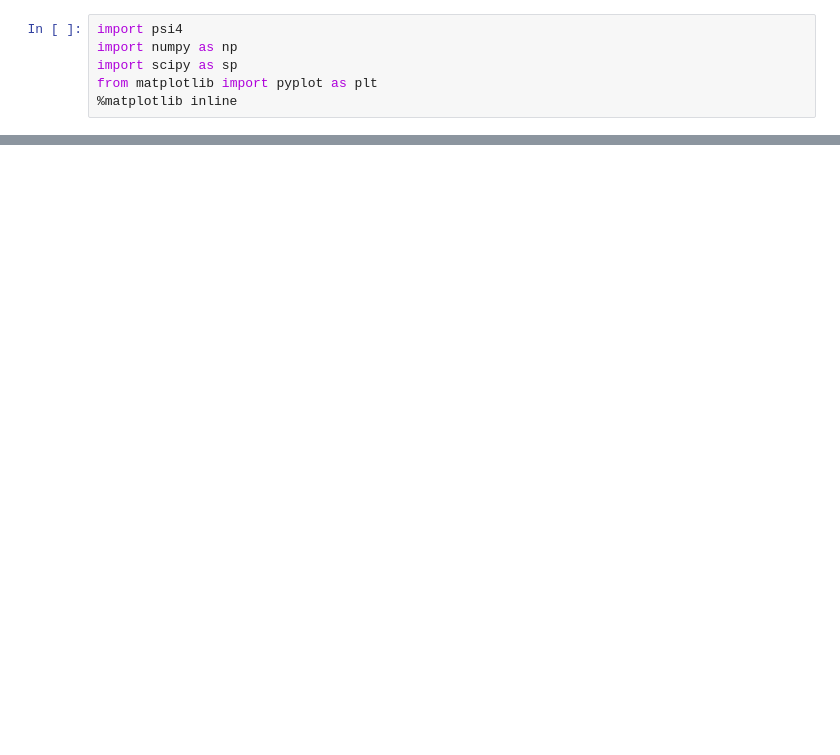
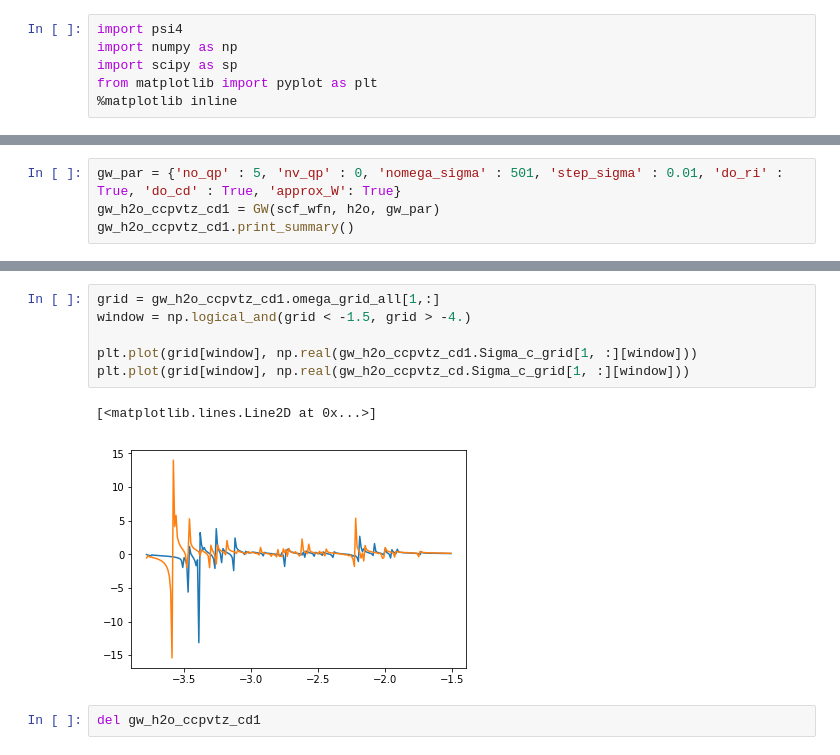
Before and after one commit to aakunitsa/GW-approximation, a Jupyter notebook: CDGW_simple.ipynb, the cells around one changed output, grey strips where cells are left out. Drawn from its saved outputs; the diff is of its cells as text; blank space fills up the shorter version.

```diff
--- a/CDGW_simple.ipynb
+++ b/CDGW_simple.ipynb
@@ -557,0 +605,4 @@ fig.tight_layout()
+# %%
+gw_par = {'no_qp' : 5, 'nv_qp' : 0, 'nomega_sigma' : 501, 'step_sigma' : 0.01, 'do_ri' : True, 'do_cd' : True, 'approx_W': True}
+gw_h2o_ccpvtz_cd1 = GW(scf_wfn, h2o, gw_par)
+gw_h2o_ccpvtz_cd1.print_summary()
@@ -557,0 +626,11 @@ fig.tight_layout()
+# %%
+grid = gw_h2o_ccpvtz_cd1.omega_grid_all[1,:]
+window = np.logical_and(grid < -1.5, grid > -4.)
+
+plt.plot(grid[window], np.real(gw_h2o_ccpvtz_cd1.Sigma_c_grid[1, :][window]))
+plt.plot(grid[window], np.real(gw_h2o_ccpvtz_cd.Sigma_c_grid[1, :][window]))
+# %% [output]
+[<matplotlib.lines.Line2D at 0x...>]
+[figure, added]
+# %%
+del gw_h2o_ccpvtz_cd1
```
Also changed, not shown: parts of 11 cells of this notebook, 2 other files.
